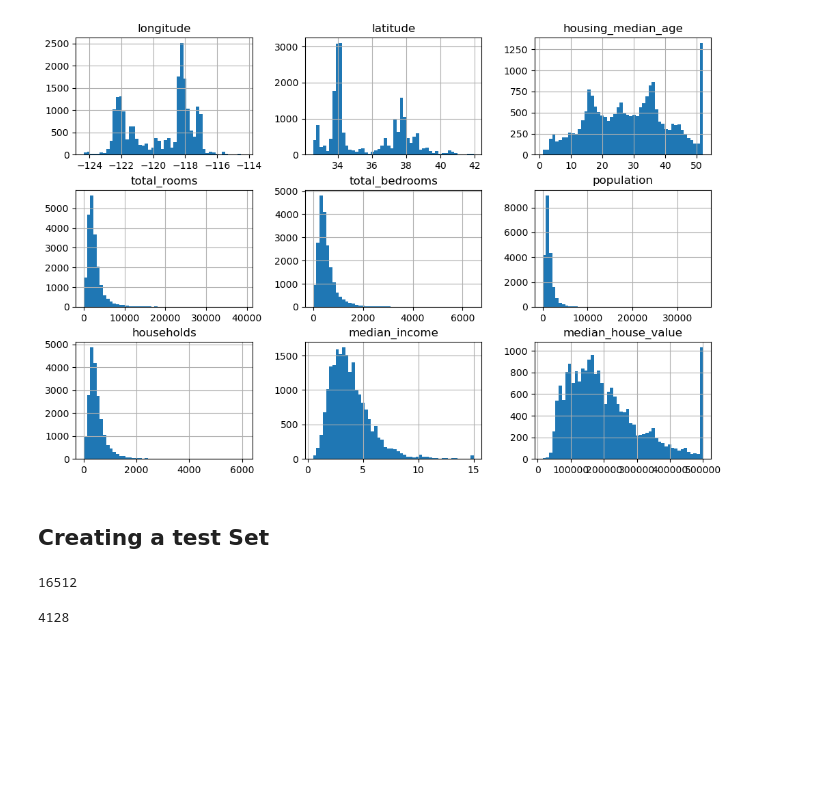
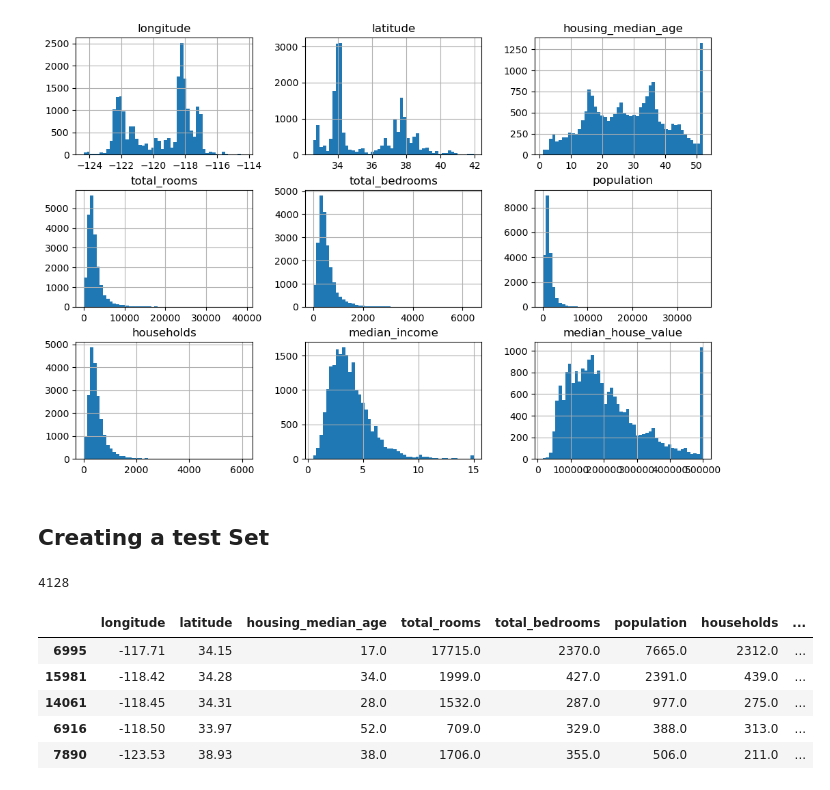
Before and after one commit to ayegwalo/handsOnML, a Jupyter notebook: Chapter_2_ML.ipynb, the cells around one changed output. Drawn from its saved outputs; the diff is of its cells as text; code cells hidden in the pictures; blank space fills up the shorter version.

```diff
--- a/Chapter_2_ML.ipynb
+++ b/Chapter_2_ML.ipynb
@@ -151,10 +160,24 @@ def shuffle_and_split_data(data, test_ratio):
     return data.iloc[train_indices], data.iloc[test_indices]
 # %%
+# Step 1: Split the housing dataset into training and test sets
+# The function shuffle_and_split_data will shuffle the data randomly and then
+# split it according to the given test_ratio (0.2 = 20% of the data goes to the test set)
 train_set, test_set = shuffle_and_split_data(housing, 0.2)
-len(train_set)
+
+# Step 2: Calculate the length (number of rows) of the training set
+# len(train_set) will return the number of rows in the training set after the shuffle and split
+# Since the test_ratio is 0.2, we expect 80% of the total rows to be in the training set
+train_set_length = len(train_set)
-# %% [output]
-16512
 # %%
 len(test_set)
 # %% [output]
 4128
+# %%
+train_set.head()
+# %% [output]
+|  | longitude | latitude | housing_median_age | total_rooms | total_bedrooms | population | households | ... |
+| 6995 | -117.71 | 34.15 | 17.0 | 17715.0 | 2370.0 | 7665.0 | 2312.0 | ... |
+| 15981 | -118.42 | 34.28 | 34.0 | 1999.0 | 427.0 | 2391.0 | 439.0 | ... |
+| 14061 | -118.45 | 34.31 | 28.0 | 1532.0 | 287.0 | 977.0 | 275.0 | ... |
+| 6916 | -118.50 | 33.97 | 52.0 | 709.0 | 329.0 | 388.0 | 313.0 | ... |
+| 7890 | -123.53 | 38.93 | 38.0 | 1706.0 | 355.0 | 506.0 | 211.0 | ... |
```
Also changed, not shown: parts of 4 cells of this notebook.
